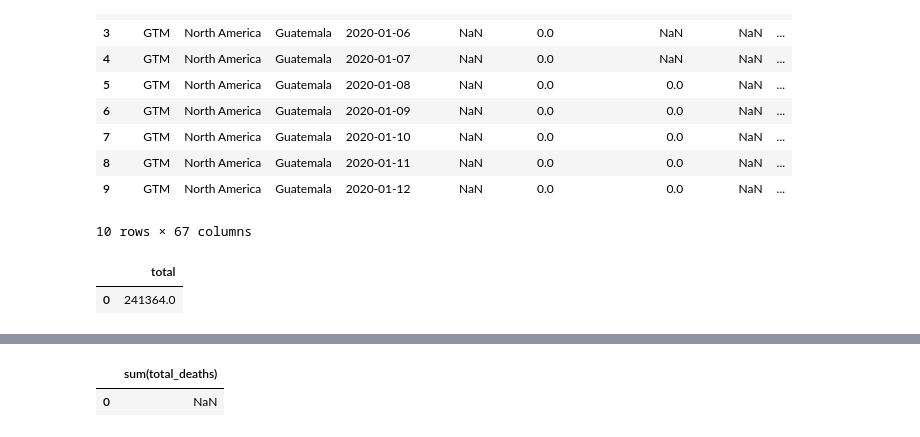
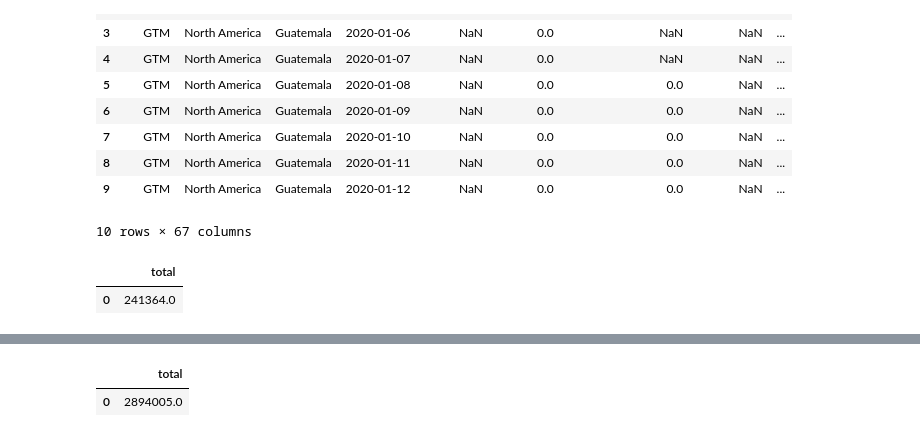
Before and after one commit to pvllsound/COVID_SQL, a Jupyter notebook: notebook.ipynb, the cells around one changed output, grey strips where cells are left out. Saved outputs shown, nothing was run; the diff lists cells and outputs as text; code cells hidden in the pictures.

```diff
--- a/notebook.ipynb
+++ b/notebook.ipynb
@@ -104,6 +121,6 @@ duckdb.query("SELECT sum(new_deaths) AS total FROM df WHERE location = 'Peru' OR
 # %%
 # 1.7 Retrieve the total number of deaths in North and South America, until 31-12-2022
-duckdb.query("SELECT sum(total_deaths) FROM df WHERE continent = 'North America' AND continent = 'South America' AND date <= '2022-12-31' LIMIT 10;").to_df()
+duckdb.query("SELECT sum(new_deaths) AS total FROM df WHERE continent IN('North America', 'South America') AND date <= '2022-12-31';").to_df()
 # %% [output]
-|  | sum(total_deaths) |
-| 0 | NaN |
+|  | total |
+| 0 | 2894005.0 |
```
Also changed, not shown: parts of 4 cells of this notebook.
